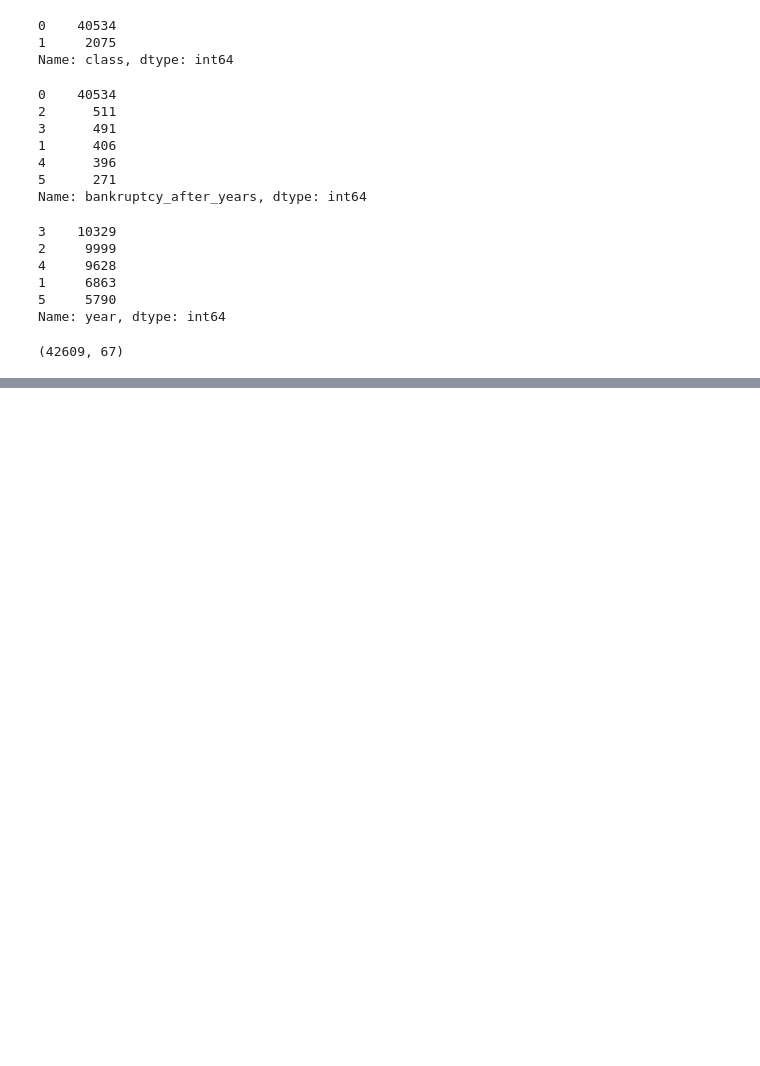
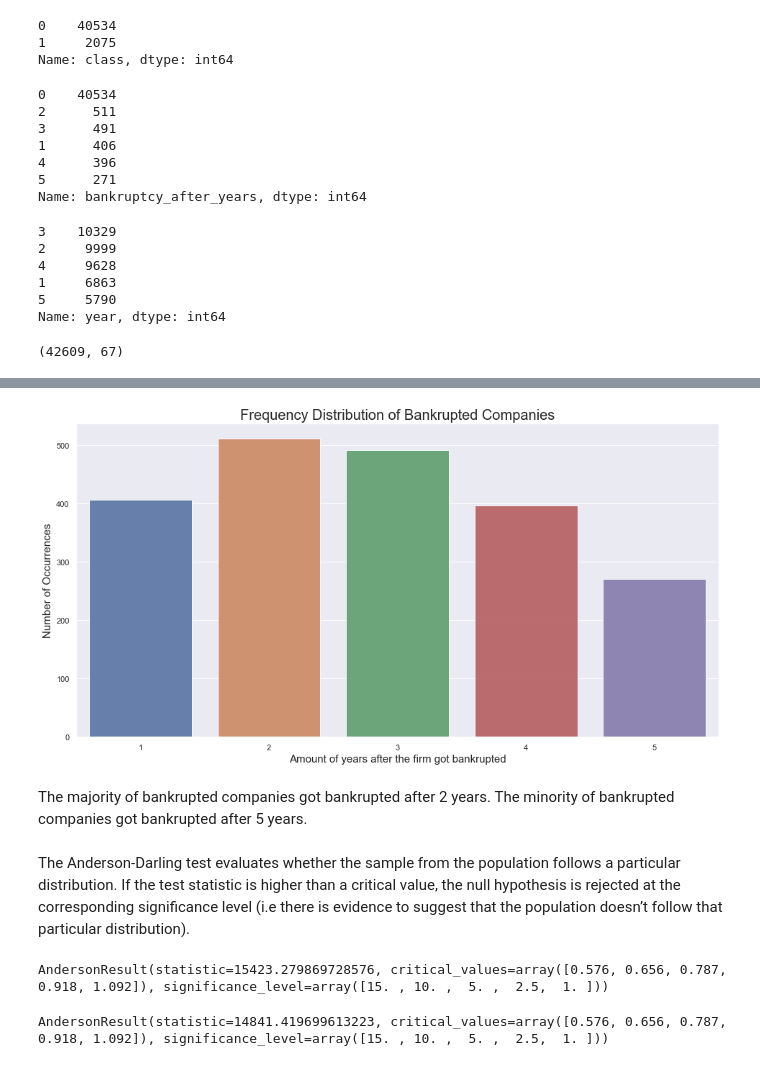
Before and after one commit to vcaramba/companies_bankruptcy_prediction, a Jupyter notebook: jupyter_notebooks/eda_notebook.ipynb, the cells around one changed output, grey strips where cells are left out. Drawn from its saved outputs; the diff is of its cells as text; code cells hidden in the pictures; blank space fills up the shorter version.

```diff
--- a/jupyter_notebooks/eda_notebook.ipynb
+++ b/jupyter_notebooks/eda_notebook.ipynb
@@ -87,0 +117,31 @@ df.describe()
+# %%
+def plot_bankruptcy_classes_distribution():
+    plt.figure(figsize=(16, 8))
+    temp = df[df['bankruptcy_after_years'] > 0]
+    count = temp['bankruptcy_after_years'].value_counts()
+    del temp
+    sns.set(style="darkgrid")
+    sns.barplot(count.index, count.values, alpha=0.9)
+    plt.title('Frequency Distribution of Bankrupted Companies', fontsize=20)
+    plt.ylabel('Number of Occurrences', fontsize=15)
+    plt.xlabel('Amount of years after the firm got bankrupted', fontsize=15)
+    plt.show()
+# %%
+plot_bankruptcy_classes_distribution()
+# %% [output]
+[figure, added]
+# %% [markdown]
+The majority of bankrupted companies got bankrupted after 2 years.
+The minority of bankrupted companies got bankrupted after 5 years.
+# %% [markdown]
+The Anderson-Darling test evaluates whether the sample from the population follows a particular distribution. If the test statistic is higher than a critical value, the null hypothesis is rejected at the corresponding significance level (i.e there is evidence to suggest that the population doesn’t follow that particular distribution).
+# %%
+import scipy.stats
+
+scipy.stats.anderson(df['class'], dist='norm')
+# %% [output]
+AndersonResult(statistic=15423.279869728576, critical_values=array([0.576, 0.656, 0.787, 0.918, 1.092]), significance_level=array([15. , 10. ,  5. ,  2.5,  1. ]))
+# %%
+scipy.stats.anderson(df['bankruptcy_after_years'], dist='norm')
+# %% [output]
+AndersonResult(statistic=14841.419699613223, critical_values=array([0.576, 0.656, 0.787, 0.918, 1.092]), significance_level=array([15. , 10. ,  5. ,  2.5,  1. ]))
```
Also changed, not shown: parts of 18 cells of this notebook.
